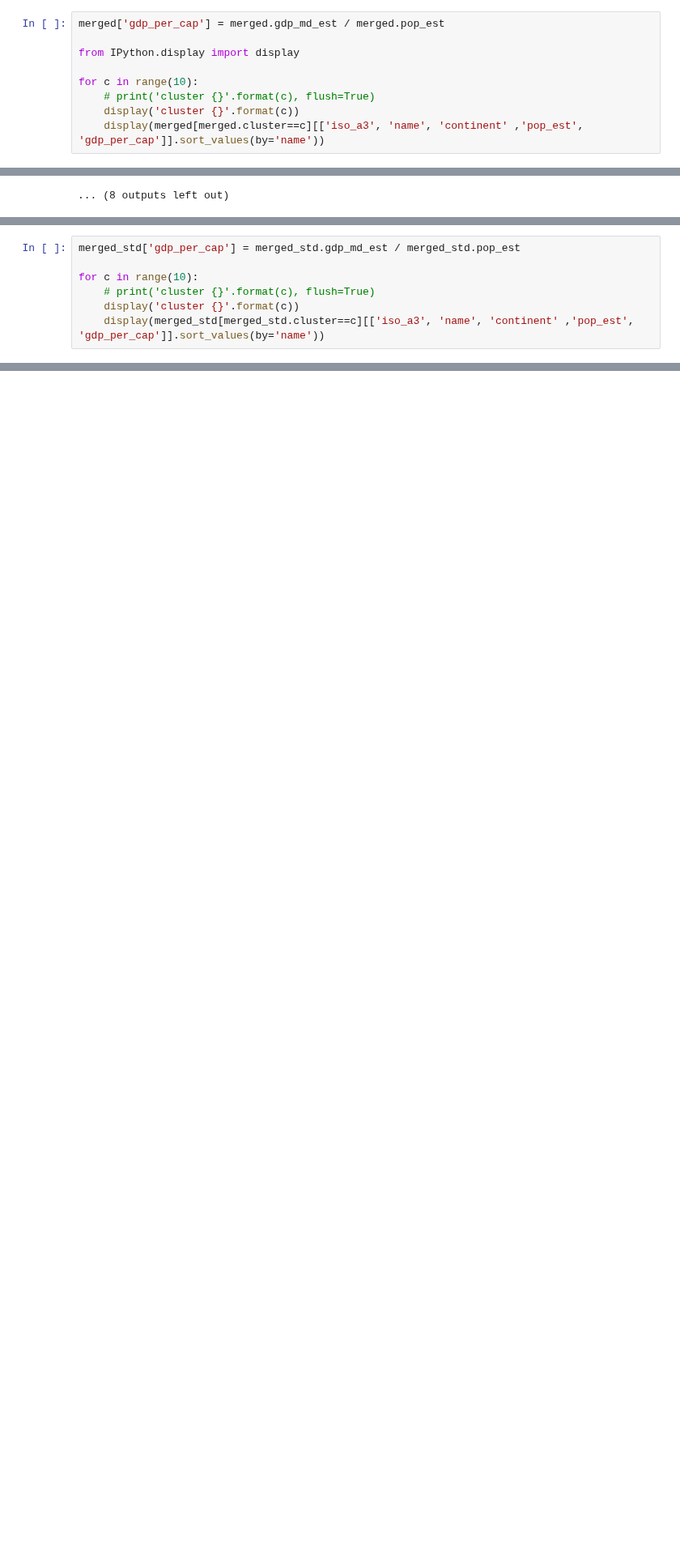
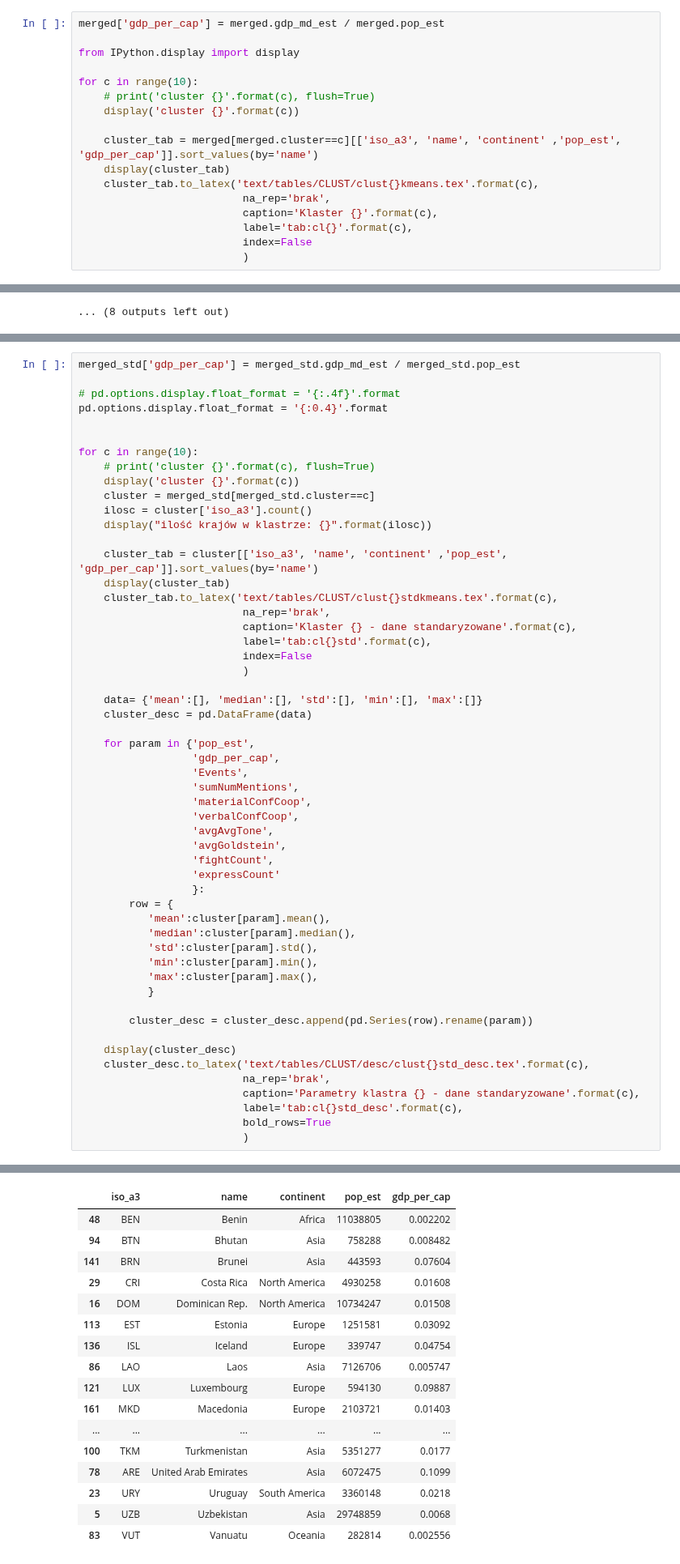
Before and after one commit to mijapa/GDELT, a Jupyter notebook: Clusters_tables.ipynb, the cells around one changed output, grey strips where cells are left out. Shown at 81% size. Cells and saved outputs as stored; diff of their text form; blank space fills up the shorter version.

Commit message:
Add clusters parameters tables, change cluster tables to external

```diff
--- a/Clusters_tables.ipynb
+++ b/Clusters_tables.ipynb
@@ -20,7 +20,15 @@ from IPython.display import display
 for c in range(10):
     # print('cluster {}'.format(c), flush=True)
     display('cluster {}'.format(c))
-    display(merged[merged.cluster==c][['iso_a3', 'name', 'continent' ,'pop_est', 'gdp_per_cap']].sort_values(by='name'))
+
+    cluster_tab = merged[merged.cluster==c][['iso_a3', 'name', 'continent' ,'pop_est', 'gdp_per_cap']].sort_values(by='name')
+    display(cluster_tab)
+    cluster_tab.to_latex('text/tables/CLUST/clust{}kmeans.tex'.format(c),
+                          na_rep='brak',
+                          caption='Klaster {}'.format(c),
+                          label='tab:cl{}'.format(c),
+                          index=False
+                          )
 # %% [output]
 'cluster 0'
 |  | iso_a3 | name | continent | pop_est | gdp_per_cap |
@@ -118,10 +126,3 @@ for c in range(10):
 ... (8 outputs left out)
 # %% [markdown]
 ## Clusters on standardised data
-# %%
-merged_std['gdp_per_cap'] = merged_std.gdp_md_est / merged_std.pop_est
-
-for c in range(10):
-    # print('cluster {}'.format(c), flush=True)
-    display('cluster {}'.format(c))
-    display(merged_std[merged_std.cluster==c][['iso_a3', 'name', 'continent' ,'pop_est', 'gdp_per_cap']].sort_values(by='name'))
@@ -218,0 +129,55 @@ for c in range(10):
+# %%
+merged_std['gdp_per_cap'] = merged_std.gdp_md_est / merged_std.pop_est
+
+# pd.options.display.float_format = '{:.4f}'.format
+pd.options.display.float_format = '{:0.4}'.format
+
+
+for c in range(10):
+    # print('cluster {}'.format(c), flush=True)
+    display('cluster {}'.format(c))
+    cluster = merged_std[merged_std.cluster==c]
+    ilosc = cluster['iso_a3'].count()
+    display("ilość krajów w klastrze: {}".format(ilosc))
+
+    cluster_tab = cluster[['iso_a3', 'name', 'continent' ,'pop_est', 'gdp_per_cap']].sort_values(by='name')
+    display(cluster_tab)
+    cluster_tab.to_latex('text/tables/CLUST/clust{}stdkmeans.tex'.format(c),
+                          na_rep='brak',
+                          caption='Klaster {} - dane standaryzowane'.format(c),
+                          label='tab:cl{}std'.format(c),
+                          index=False
+                          )
+
+    data= {'mean':[], 'median':[], 'std':[], 'min':[], 'max':[]}
+    cluster_desc = pd.DataFrame(data)
+
+    for param in {'pop_est',
+                  'gdp_per_cap',
+                  'Events',
+                  'sumNumMentions',
+                  'materialConfCoop',
+                  'verbalConfCoop',
+                  'avgAvgTone',
+                  'avgGoldstein',
+                  'fightCount',
+                  'expressCount'
+                  }:
+        row = {
+           'mean':cluster[param].mean(),
+           'median':cluster[param].median(),
+           'std':cluster[param].std(),
+           'min':cluster[param].min(),
+           'max':cluster[param].max(),
+           }
+
+        cluster_desc = cluster_desc.append(pd.Series(row).rename(param))
+
+    display(cluster_desc)
+    cluster_desc.to_latex('text/tables/CLUST/desc/clust{}std_desc.tex'.format(c),
+                          na_rep='brak',
+                          caption='Parametry klastra {} - dane standaryzowane'.format(c),
+                          label='tab:cl{}std_desc'.format(c),
+                          bold_rows=True
+                          )
+# %% [output]
@@ -218,0 +201,17 @@ for c in range(10):
+|  | iso_a3 | name | continent | pop_est | gdp_per_cap |
+| 48 | BEN | Benin | Africa | 11038805 | 0.002202 |
+| 94 | BTN | Bhutan | Asia | 758288 | 0.008482 |
+| 141 | BRN | Brunei | Asia | 443593 | 0.07604 |
+| 29 | CRI | Costa Rica | North America | 4930258 | 0.01608 |
+| 16 | DOM | Dominican Rep. | North America | 10734247 | 0.01508 |
+| 113 | EST | Estonia | Europe | 1251581 | 0.03092 |
+| 136 | ISL | Iceland | Europe | 339747 | 0.04754 |
+| 86 | LAO | Laos | Asia | 7126706 | 0.005747 |
+| 121 | LUX | Luxembourg | Europe | 594130 | 0.09887 |
+| 161 | MKD | Macedonia | Europe | 2103721 | 0.01403 |
+| ... | ... | ... | ... | ... | ... |
+| 100 | TKM | Turkmenistan | Asia | 5351277 | 0.0177 |
+| 78 | ARE | United Arab Emirates | Asia | 6072475 | 0.1099 |
+| 23 | URY | Uruguay | South America | 3360148 | 0.0218 |
+| 5 | UZB | Uzbekistan | Asia | 29748859 | 0.0068 |
+| 83 | VUT | Vanuatu | Oceania | 282814 | 0.002556 |
```
Also changed, not shown: parts of 3 cells of this notebook, 2 other files.
